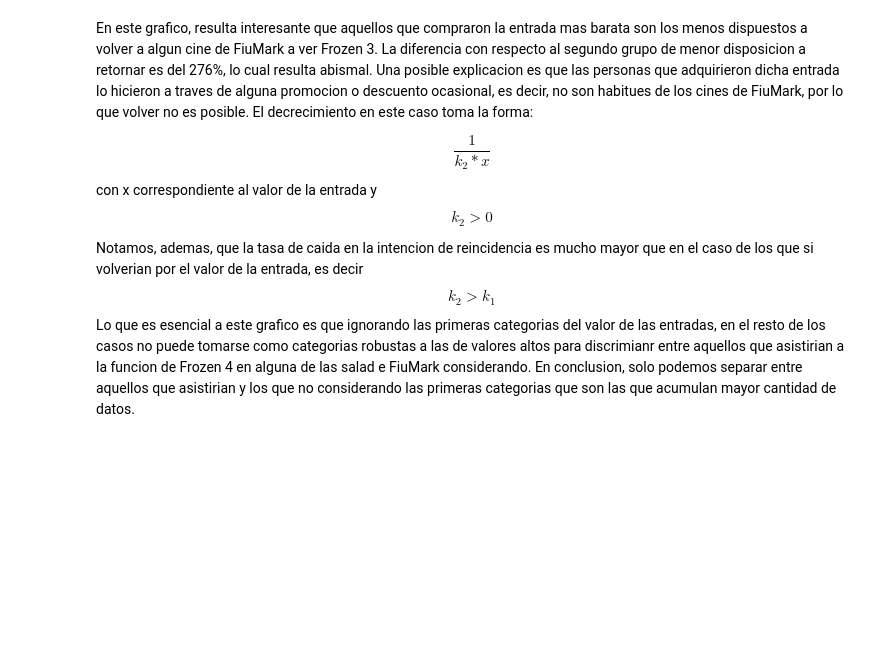
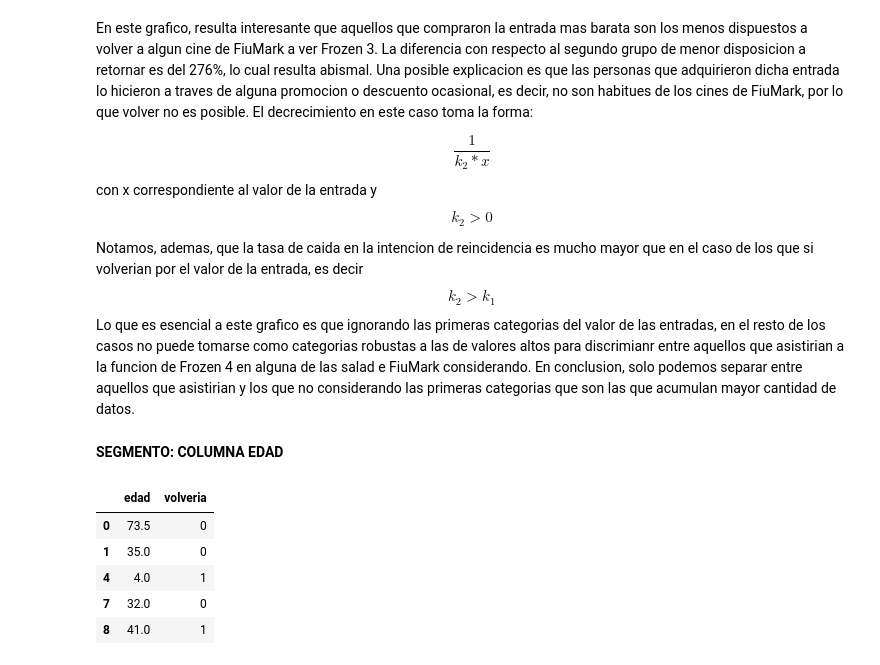
Before and after one commit to lionelguglielmone/OrgaDeCompusTP, a Jupyter notebook: tp1_main.ipynb, the cells around one changed output. Saved outputs shown, nothing was run; the diff lists cells and outputs as text; code cells hidden in the pictures; blank space fills up the shorter version.

```diff
--- a/tp1_main.ipynb
+++ b/tp1_main.ipynb
@@ -532,3 +531,16 @@ con x correspondiente al valor de la entrada y \begin{equation*} k_2>0 \end{equa
 
 Notamos, ademas, que la tasa de caida en la intencion de reincidencia es mucho mayor que en el caso de los que si volverian por el valor de la entrada, es decir \begin{equation*} k_2>k_1 \end{equation*}
 Lo que es esencial a este grafico es que ignorando las primeras categorias del valor de las entradas, en el resto de los casos no puede tomarse como categorias robustas a las de valores altos para discrimianr entre aquellos que asistirian a la funcion de Frozen 4 en alguna de las salad e FiuMark considerando. En conclusion, solo podemos separar entre aquellos que asistirian y los que no considerando las primeras categorias que son las que acumulan mayor cantidad de datos.
+# %% [markdown]
+**SEGMENTO: COLUMNA EDAD**
+# %%
+df_edad_vs_target = df_features_target[['edad', 'volveria']]
+df_edad_vs_target_not_null = df_edad_vs_target.dropna()
+df_edad_vs_target_not_null.head()
+# %% [output]
+|  | edad | volveria |
+| 0 | 73.5 | 0 |
+| 1 | 35.0 | 0 |
+| 4 | 4.0 | 1 |
+| 7 | 32.0 | 0 |
+| 8 | 41.0 | 1 |
```
Also changed, not shown: parts of 6 cells of this notebook.
